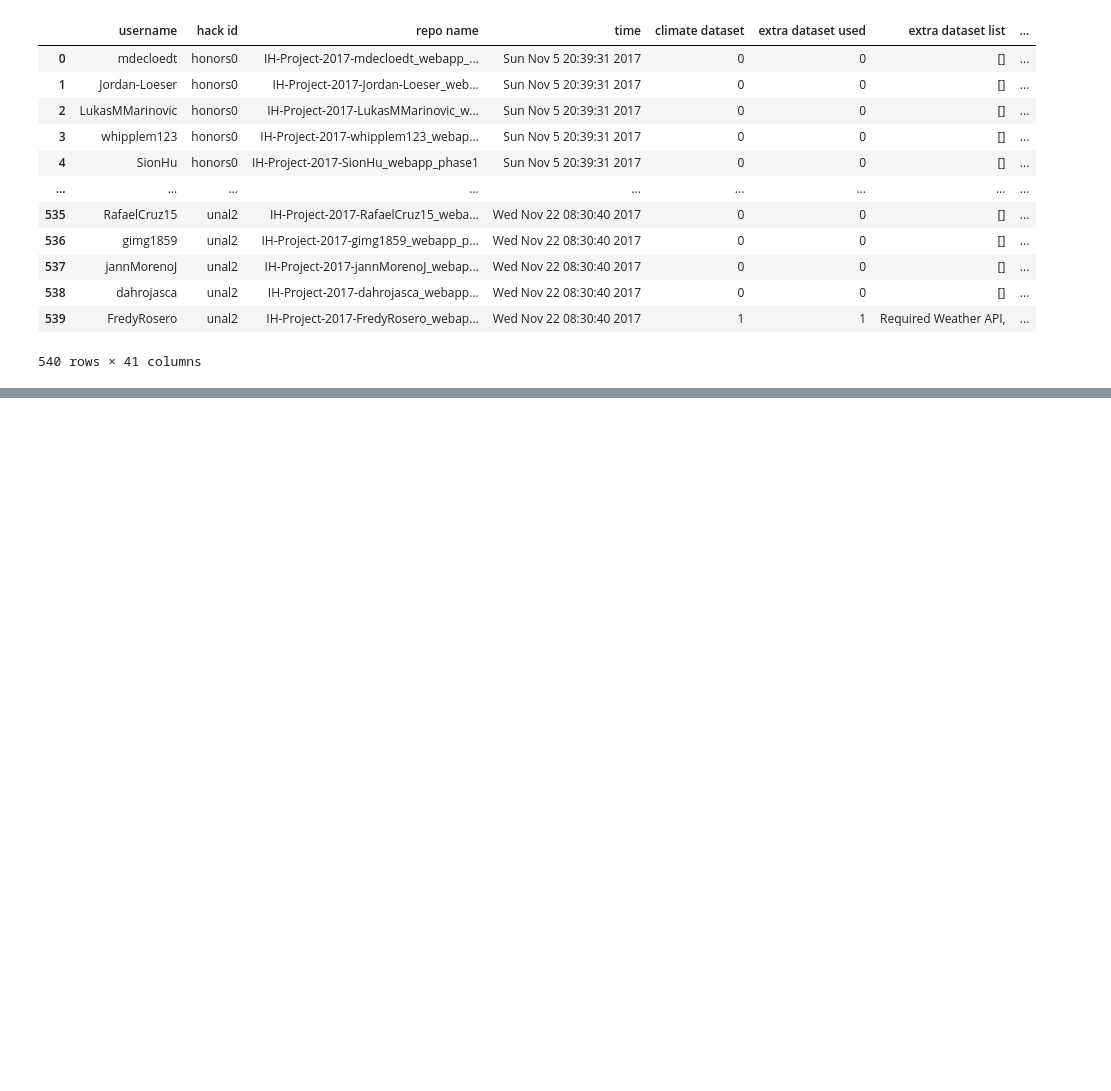
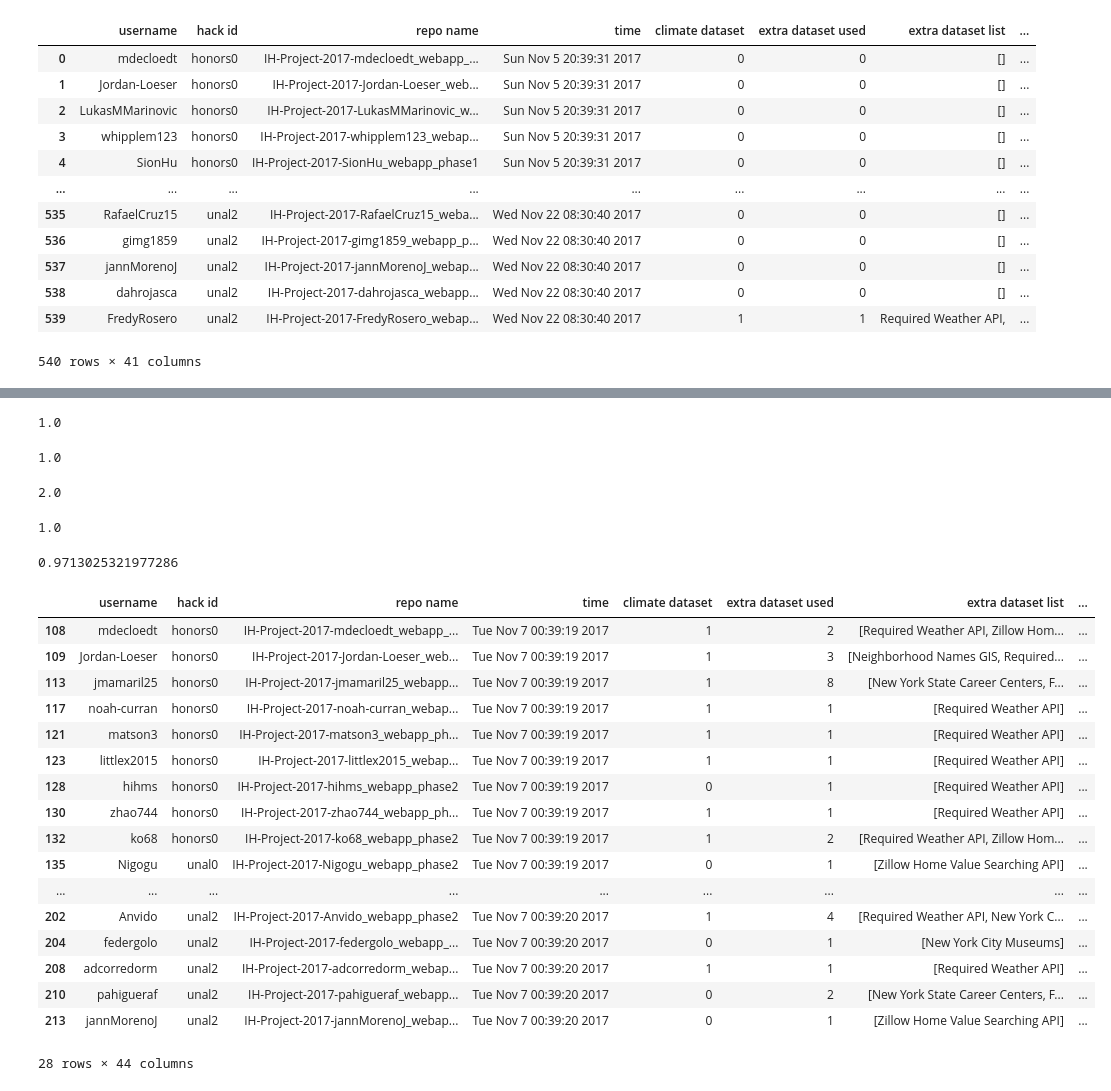
Before and after one commit to ironhacks/fall-2017-analysis, a Jupyter notebook: data-analysis/data-exploration.ipynb, the cells around one changed output, grey strips where cells are left out. Saved outputs shown, nothing was run; the diff lists cells and outputs as text; code cells hidden in the pictures; blank space fills up the shorter version.

```diff
--- a/data-analysis/data-exploration.ipynb
+++ b/data-analysis/data-exploration.ipynb
@@ -149,0 +136,11 @@ See the caveats in the documentation: https://pandas.pydata.org/pandas-docs/stab
+# %%
+def in_fruits(row, lst):
+    ret_lst = []
+    for f in row:
+        if f not in lst:
+            ret_lst.append(f)
+        #print(ret_lst)
+    return ret_lst
+
+df['ammend'] = df['extra dataset list'].apply(lambda x: in_fruits(x, match))
+df.to_csv("output2.csv")
@@ -150,3 +153,4 @@ See the caveats in the documentation: https://pandas.pydata.org/pandas-docs/stab
 # %%
-df['extra dataset list']
+pd.set_option('display.max_rows', 1000)
+df['ammend']
 # %% [output]
@@ -179,0 +196,3 @@ Name: match, Length: 173, dtype: object
+# %%
+df['len_40'] = df['ammend'].str.len()
+df['len_40']
@@ -179,0 +222,3 @@ Name: match, Length: 173, dtype: object
+# %%
+df['len_data'] = df['extra dataset list'].str.len()
+df['len_data']
@@ -179,0 +332,45 @@ Name: match, Length: 173, dtype: object
+# %%
+df_phase2= df[df['phase']  == 2]
+df_phase2['len_40'].median()
+# %% [output]
+1.0
+# %%
+df_phase3= df[df['phase']  == 3]
+df_phase3['len_40'].median()
+# %% [output]
+1.0
+# %%
+df_phase4= df[df['phase']  == 4]
+df_phase4['len_40'].median()
+# %% [output]
+2.0
+# %%
+df_phase5= df[df['phase']  == 5]
+df_phase5['len_40'].median()
+# %% [output]
+1.0
+# %%
+df['len_40'].corr(df['len_data'])
+# %% [output]
+0.9713025321977286
+# %%
+df[df['phase'] == 2]
+# %% [output]
+|  | username | hack id | repo name | time | climate dataset | extra dataset used | extra dataset list | ... |
+| 108 | mdecloedt | honors0 | IH-Project-2017-mdecloedt_webapp_... | Tue Nov 7 00:39:19 2017 | 1 | 2 | [Required Weather API, Zillow Hom... | ... |
+| 109 | Jordan-Loeser | honors0 | IH-Project-2017-Jordan-Loeser_web... | Tue Nov 7 00:39:19 2017 | 1 | 3 | [Neighborhood Names GIS, Required... | ... |
+| 113 | jmamaril25 | honors0 | IH-Project-2017-jmamaril25_webapp... | Tue Nov 7 00:39:19 2017 | 1 | 8 | [New York State Career Centers, F... | ... |
+| 117 | noah-curran | honors0 | IH-Project-2017-noah-curran_webap... | Tue Nov 7 00:39:19 2017 | 1 | 1 | [Required Weather API] | ... |
+| 121 | matson3 | honors0 | IH-Project-2017-matson3_webapp_ph... | Tue Nov 7 00:39:19 2017 | 1 | 1 | [Required Weather API] | ... |
+| 123 | littlex2015 | honors0 | IH-Project-2017-littlex2015_webap... | Tue Nov 7 00:39:19 2017 | 1 | 1 | [Required Weather API] | ... |
+| 128 | hihms | honors0 | IH-Project-2017-hihms_webapp_phase2 | Tue Nov 7 00:39:19 2017 | 0 | 1 | [Required Weather API] | ... |
+| 130 | zhao744 | honors0 | IH-Project-2017-zhao744_webapp_ph... | Tue Nov 7 00:39:19 2017 | 1 | 1 | [Required Weather API] | ... |
+| 132 | ko68 | honors0 | IH-Project-2017-ko68_webapp_phase2 | Tue Nov 7 00:39:19 2017 | 1 | 2 | [Required Weather API, Zillow Hom... | ... |
+| 135 | Nigogu | unal0 | IH-Project-2017-Nigogu_webapp_phase2 | Tue Nov 7 00:39:19 2017 | 0 | 1 | [Zillow Home Value Searching API] | ... |
+| ... | ... | ... | ... | ... | ... | ... | ... | ... |
+| 202 | Anvido | unal2 | IH-Project-2017-Anvido_webapp_phase2 | Tue Nov 7 00:39:20 2017 | 1 | 4 | [Required Weather API, New York C... | ... |
+| 204 | federgolo | unal2 | IH-Project-2017-federgolo_webapp_... | Tue Nov 7 00:39:20 2017 | 0 | 1 | [New York City Museums] | ... |
+| 208 | adcorredorm | unal2 | IH-Project-2017-adcorredorm_webap... | Tue Nov 7 00:39:20 2017 | 1 | 1 | [Required Weather API] | ... |
+| 210 | pahigueraf | unal2 | IH-Project-2017-pahigueraf_webapp... | Tue Nov 7 00:39:20 2017 | 0 | 2 | [New York State Career Centers, F... | ... |
+| 213 | jannMorenoJ | unal2 | IH-Project-2017-jannMorenoJ_webap... | Tue Nov 7 00:39:20 2017 | 0 | 1 | [Zillow Home Value Searching API] | ... |
+28 rows × 44 columns
```
Also changed, not shown: parts of 33 cells of this notebook, 11 other files.
